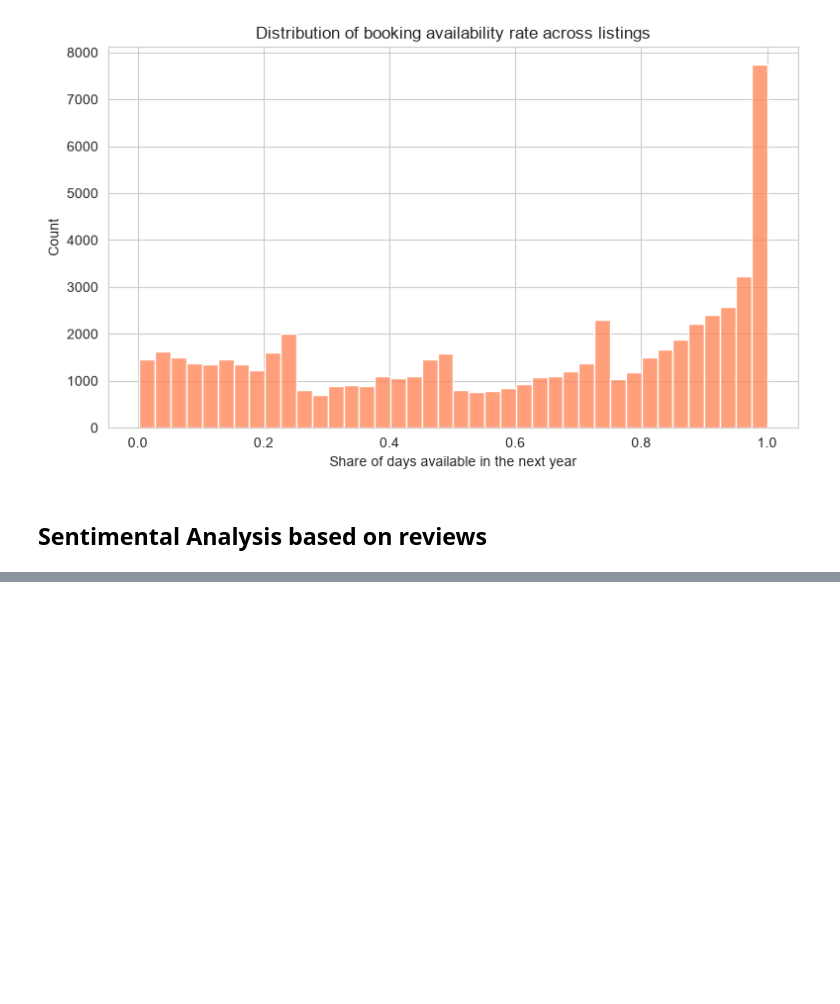
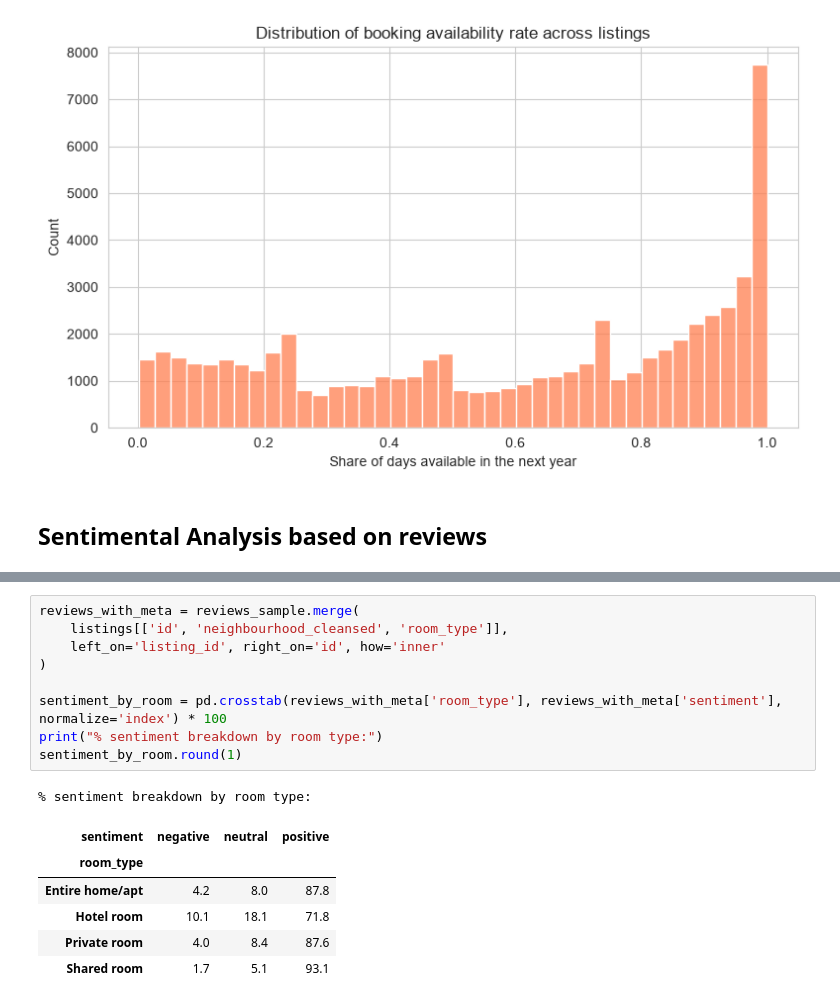
Before and after one commit to Engineer-purvesh18/AirBnb_Analysis, a Jupyter notebook: main.ipynb, the cells around one changed output, grey strips where cells are left out. Drawn from its saved outputs; the diff is of its cells as text; blank space fills up the shorter version.

```diff
--- a/main.ipynb
+++ b/main.ipynb
@@ -359,0 +408,17 @@ Correlation between calendar-derived availability rate and price: 0.020
+# %%
+reviews_with_meta = reviews_sample.merge(
+    listings[['id', 'neighbourhood_cleansed', 'room_type']],
+    left_on='listing_id', right_on='id', how='inner'
+)
+
+sentiment_by_room = pd.crosstab(reviews_with_meta['room_type'], reviews_with_meta['sentiment'], normalize='index') * 100
+print("% sentiment breakdown by room type:")
+sentiment_by_room.round(1)
+# %% [output]
+% sentiment breakdown by room type:
+| sentiment | negative | neutral | positive |
+| room_type |  |  |  |
+| Entire home/apt | 4.2 | 8.0 | 87.8 |
+| Hotel room | 10.1 | 18.1 | 71.8 |
+| Private room | 4.0 | 8.4 | 87.6 |
+| Shared room | 1.7 | 5.1 | 93.1 |
```
Also changed, not shown: parts of 6 cells of this notebook.
